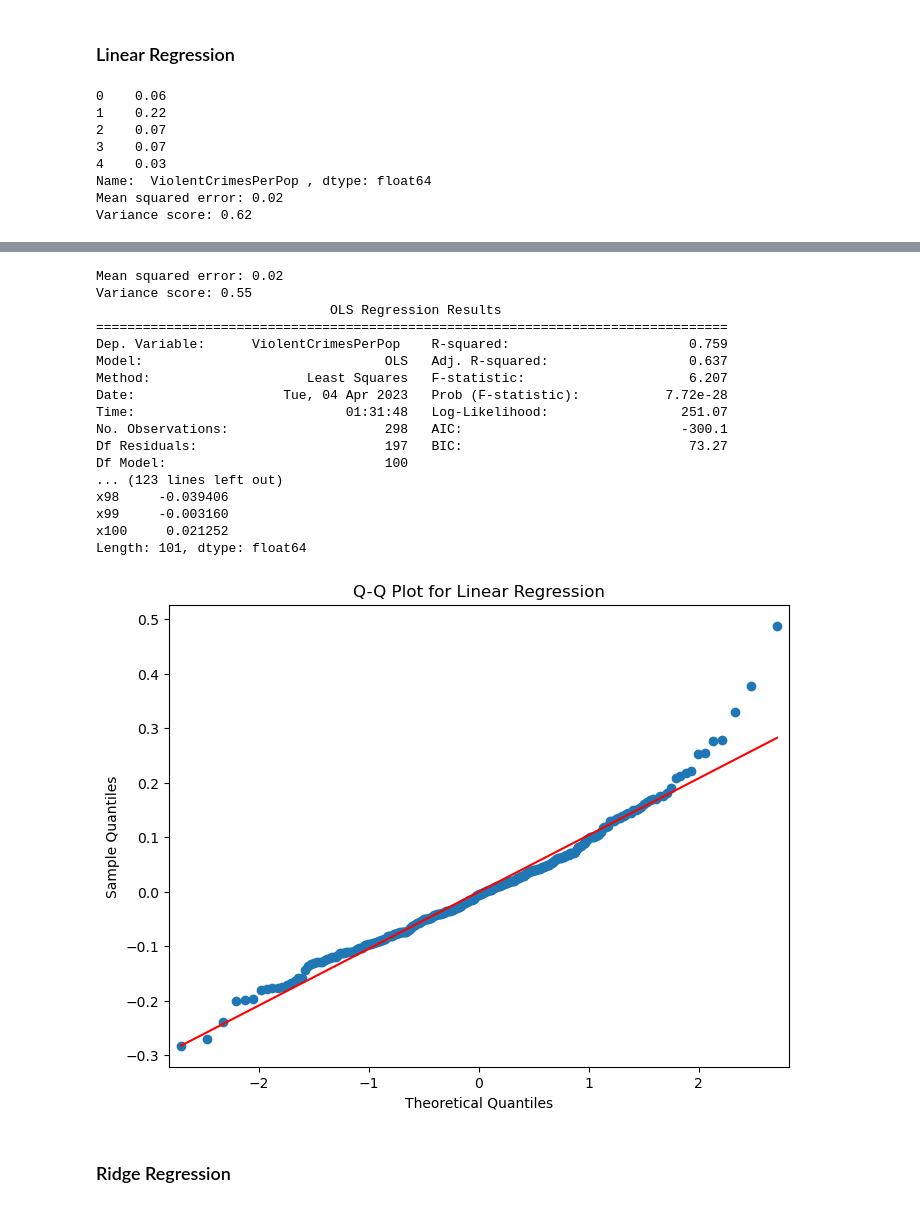
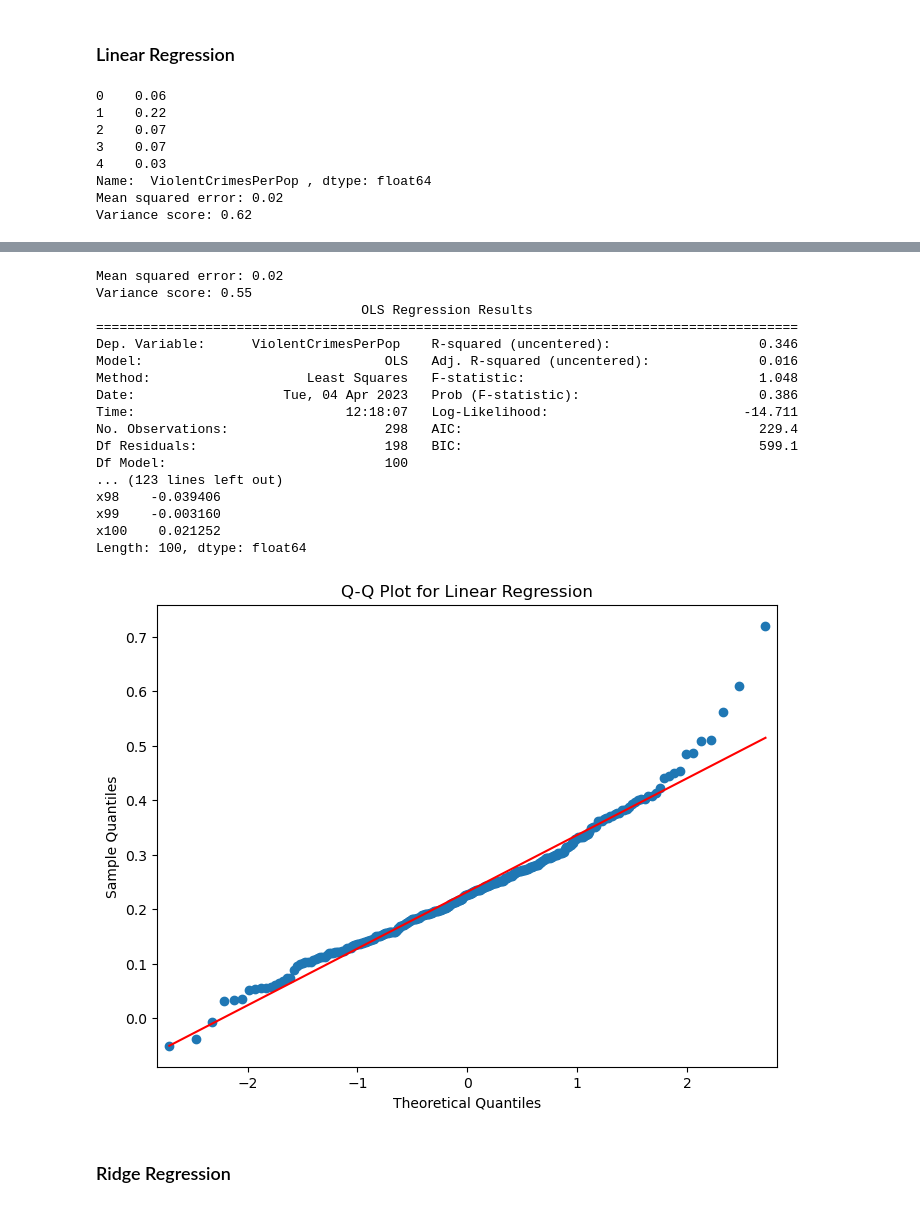
Before and after one commit to DonMMK/Machine-Learning-CAB420, a Jupyter notebook: assessment1a/Q1/CAB420_A1A_Q1_Template.ipynb, the cells around one changed output, grey strips where cells are left out. Saved outputs shown, nothing was run; the diff lists cells and outputs as text; code cells hidden in the pictures.

```diff
--- a/assessment1a/Q1/CAB420_A1A_Q1_Template.ipynb
+++ b/assessment1a/Q1/CAB420_A1A_Q1_Template.ipynb
@@ -158,52 +156,59 @@ y_test_pred = model.predict(X_test)
 print("Mean squared error: %.2f" % mean_squared_error(y_test, y_test_pred))
 print('Variance score: %.2f' % r2_score(y_test, y_test_pred))
 
-# test
+# test - commented out the code below where a constant is added
 import statsmodels.api as sm
 import numpy as np
-X_val = sm.add_constant(X_val)
-X_train = sm.add_constant(X_train)
+# X_val = sm.add_constant(X_val)
+# X_train = sm.add_constant(X_train)
+# y_val = np.reshape(y_val, (len(y_val), 1))
+# y_train = np.reshape(y_train, (len(y_train), 1))
+# print("y train",y_train.shape)
+# print("y val " ,y_val.shape)
+# y_val = sm.add_constant(y_val)
+# y_train = sm.add_constant(y_train)
+
 
 # Use OLS to fit a linear regression model to the training data.
 model_OLS = sm.OLS(y_train, X_train)
 resulting_model = model_OLS.fit()
 print(resulting_model.summary())
 
 predicted = resulting_model.predict(X_val)
 print('Model 1 RMSE = {}'.format(np.sqrt(mean_squared_error(y_val, resulting_model.predict(X_val)))))
 print(resulting_model.params)
 fig, ax = plt.subplots(figsize=(8,6))
 sm.qqplot(resulting_model.resid, ax=ax, line='s')
 plt.title('Q-Q Plot for Linear Regression')
 plt.show()
 # %% [output]
 0    0.06
 1    0.22
 2    0.07
 3    0.07
 4    0.03
 Name:  ViolentCrimesPerPop , dtype: float64
 Mean squared error: 0.02
 Variance score: 0.62
 [figure]
 Mean squared error: 0.02
 Variance score: 0.55
-                              OLS Regression Results
-=================================================================================
-Dep. Variable:      ViolentCrimesPerPop    R-squared:                       0.759
-Model:                               OLS   Adj. R-squared:                  0.637
-Method:                    Least Squares   F-statistic:                     6.207
-Date:                   Tue, 04 Apr 2023   Prob (F-statistic):           7.72e-28
-Time:                           01:31:48   Log-Likelihood:                 251.07
-No. Observations:                    298   AIC:                            -300.1
-Df Residuals:                        197   BIC:                             73.27
+                                  OLS Regression Results
+==========================================================================================
+Dep. Variable:      ViolentCrimesPerPop    R-squared (uncentered):                   0.346
+Model:                               OLS   Adj. R-squared (uncentered):              0.016
+Method:                    Least Squares   F-statistic:                              1.048
+Date:                   Tue, 04 Apr 2023   Prob (F-statistic):                       0.386
+Time:                           12:18:07   Log-Likelihood:                         -14.711
+No. Observations:                    298   AIC:                                      229.4
+Df Residuals:                        198   BIC:                                      599.1
 Df Model:                            100
 ... (123 lines left out)
-x98     -0.039406
-x99     -0.003160
-x100     0.021252
-Length: 101, dtype: float64
+x98    -0.039406
+x99    -0.003160
+x100    0.021252
+Length: 100, dtype: float64
-[figure, old version]
+[figure, new version]
 # %% [markdown]
 ### Ridge Regression
 # %%
```
Also changed, not shown: parts of 4 cells of this notebook, 3 other files.
